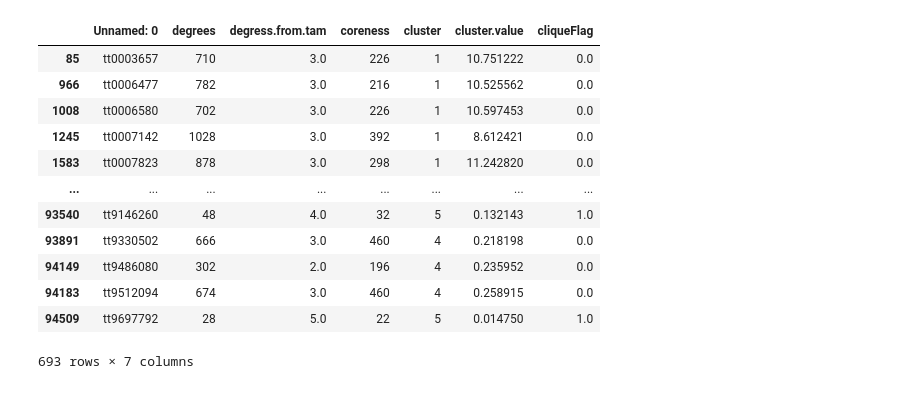
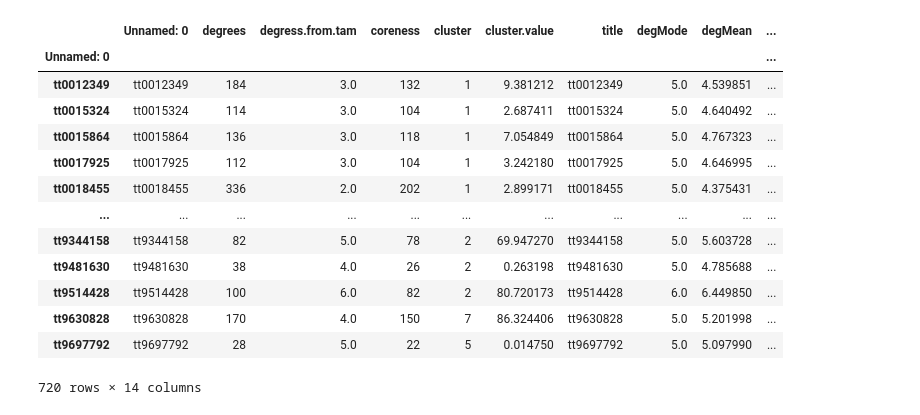
Before and after one commit to bwu62/992Project, a Jupyter notebook: project/chris/cliqueModeling.ipynb, the cells around one changed output. Cells and saved outputs as stored; diff of their text form; code cells hidden in the pictures.

```diff
--- a/project/chris/cliqueModeling.ipynb
+++ b/project/chris/cliqueModeling.ipynb
@@ -17,46 +41,64 @@ non_cliques
 # %%
 
 import numpy as np
 #Add RiffTrax and Wrestling perhaps
+df1 = pd.read_csv("movie.statistics.csv")
+df1.index = df1["Unnamed: 0"]
+df2 = pd.read_csv("nodeStats.csv")
+df2.index = df2["title"]
+df = df1.join(df2)
 
-df = pd.read_csv("movie.statistics.csv")
 df = df[~df.isin([np.nan, np.inf, -np.inf]).any(1)]
 cutoffValue = df[df["cluster"]==4].sort_values("cluster.value", ascending=False).head(200)["cluster.value"].values[-1]
+cutoffTwo = df[df["cluster"]==2].sort_values("cluster.value", ascending=False).head(100)["cluster.value"].values[-1]
+cutoffSeven = df[df["cluster"]==7].sort_values("cluster.value", ascending=False).head(100)["cluster.value"].values[-1]
 
 def flagClique(row):
     cluster = row["cluster"]
     value = row["cluster.value"]
     title = row["Unnamed: 0"]
 
     if cluster in [3, 5]:
         return 1
+    elif cluster==2:
+        if value < cutoffTwo:
+            return None
+        else:
+            return 1
+    elif cluster==7:
+        if value < cutoffSeven:
+            return None
+        else:
+            return 1
+
     elif title in non_cliques:
         return 0
     elif cluster==4:
         if value < cutoffValue:
             return None
         else:
             return 0
     else:
         return None
 df["cliqueFlag"] = df.apply (lambda row: flagClique(row), axis=1)
 dfTrain = df.dropna()
 
 dfTrain
 # %% [output]
-|  | Unnamed: 0 | degrees | degress.from.tam | coreness | cluster | cluster.value | cliqueFlag |
-| 85 | tt0003657 | 710 | 3.0 | 226 | 1 | 10.751222 | 0.0 |
-| 966 | tt0006477 | 782 | 3.0 | 216 | 1 | 10.525562 | 0.0 |
-| 1008 | tt0006580 | 702 | 3.0 | 226 | 1 | 10.597453 | 0.0 |
-| 1245 | tt0007142 | 1028 | 3.0 | 392 | 1 | 8.612421 | 0.0 |
-| 1583 | tt0007823 | 878 | 3.0 | 298 | 1 | 11.242820 | 0.0 |
-| ... | ... | ... | ... | ... | ... | ... | ... |
-| 93540 | tt9146260 | 48 | 4.0 | 32 | 5 | 0.132143 | 1.0 |
-| 93891 | tt9330502 | 666 | 3.0 | 460 | 4 | 0.218198 | 0.0 |
-| 94149 | tt9486080 | 302 | 2.0 | 196 | 4 | 0.235952 | 0.0 |
-| 94183 | tt9512094 | 674 | 3.0 | 460 | 4 | 0.258915 | 0.0 |
-| 94509 | tt9697792 | 28 | 5.0 | 22 | 5 | 0.014750 | 1.0 |
+|  | Unnamed: 0 | degrees | degress.from.tam | coreness | cluster | cluster.value | title | degMode | degMean | ... |
+| Unnamed: 0 |  |  |  |  |  |  |  |  |  | ... |
+| tt0012349 | tt0012349 | 184 | 3.0 | 132 | 1 | 9.381212 | tt0012349 | 5.0 | 4.539851 | ... |
+| tt0015324 | tt0015324 | 114 | 3.0 | 104 | 1 | 2.687411 | tt0015324 | 5.0 | 4.640492 | ... |
+| tt0015864 | tt0015864 | 136 | 3.0 | 118 | 1 | 7.054849 | tt0015864 | 5.0 | 4.767323 | ... |
+| tt0017925 | tt0017925 | 112 | 3.0 | 104 | 1 | 3.242180 | tt0017925 | 5.0 | 4.646995 | ... |
+| tt0018455 | tt0018455 | 336 | 2.0 | 202 | 1 | 2.899171 | tt0018455 | 5.0 | 4.375431 | ... |
+| ... | ... | ... | ... | ... | ... | ... | ... | ... | ... | ... |
+| tt9344158 | tt9344158 | 82 | 5.0 | 78 | 2 | 69.947270 | tt9344158 | 5.0 | 5.603728 | ... |
+| tt9481630 | tt9481630 | 38 | 4.0 | 26 | 2 | 0.263198 | tt9481630 | 5.0 | 4.785688 | ... |
+| tt9514428 | tt9514428 | 100 | 6.0 | 82 | 2 | 80.720173 | tt9514428 | 6.0 | 6.449850 | ... |
+| tt9630828 | tt9630828 | 170 | 4.0 | 150 | 7 | 86.324406 | tt9630828 | 5.0 | 5.201998 | ... |
+| tt9697792 | tt9697792 | 28 | 5.0 | 22 | 5 | 0.014750 | tt9697792 | 5.0 | 5.097990 | ... |
-693 rows × 7 columns
+720 rows × 14 columns
 # %%
 from sklearn.linear_model import LogisticRegression
 dfTrain = dfTrain[~dfTrain.isin([np.nan, np.inf, -np.inf]).any(1)]
```
Also changed, not shown: parts of 9 cells of this notebook, 5 other files.
